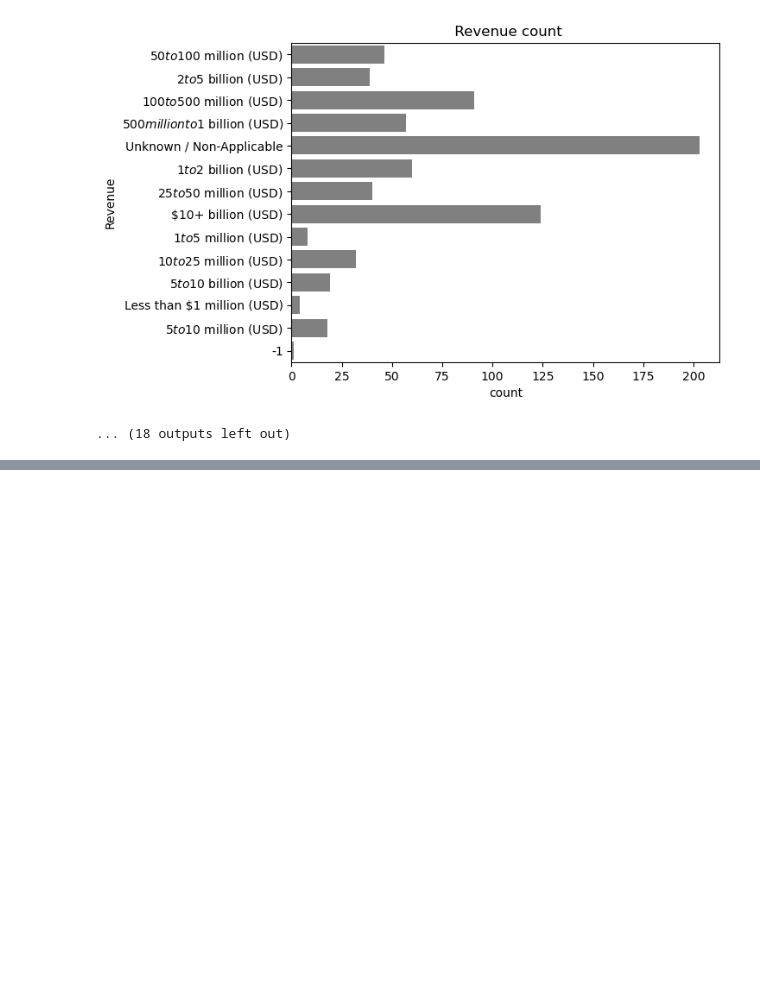
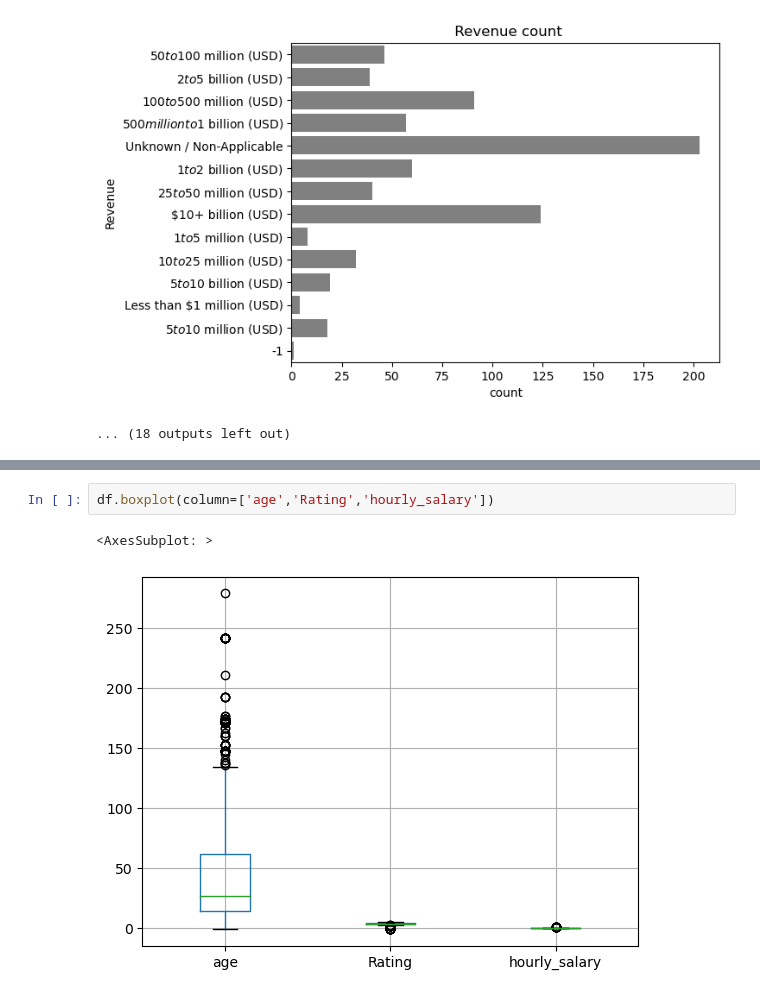
Before and after one commit to BibekRai44/DS_salary, a Jupyter notebook: project building/eda.ipynb, the cells around one changed output, grey strips where cells are left out. Cells and saved outputs as stored; diff of their text form; blank space fills up the shorter version.

```diff
--- a/project building/eda.ipynb
+++ b/project building/eda.ipynb
@@ -331,0 +367,5 @@ RuntimeError: In draw_glyphs_to_bitmap: Could not convert glyph to bitmap (raste
+# %%
+df.boxplot(column=['age','Rating','hourly_salary'])
+# %% [output]
+<AxesSubplot: >
+[figure, added]
```
Also changed, not shown: parts of 8 cells of this notebook.
